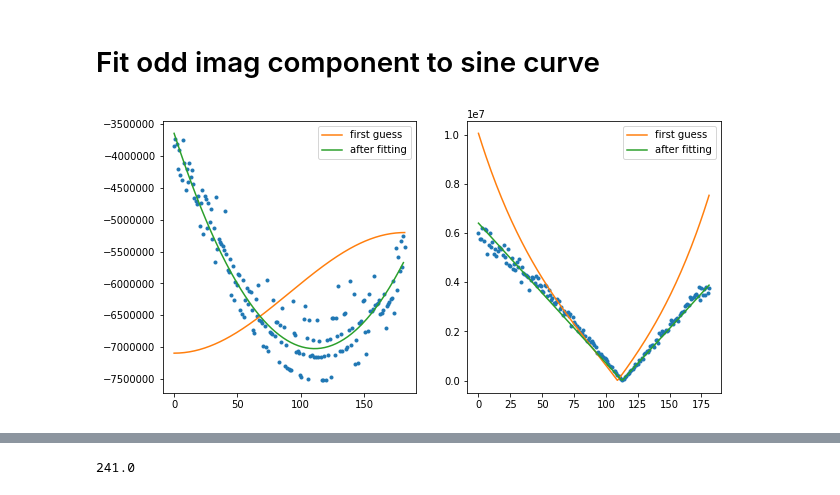
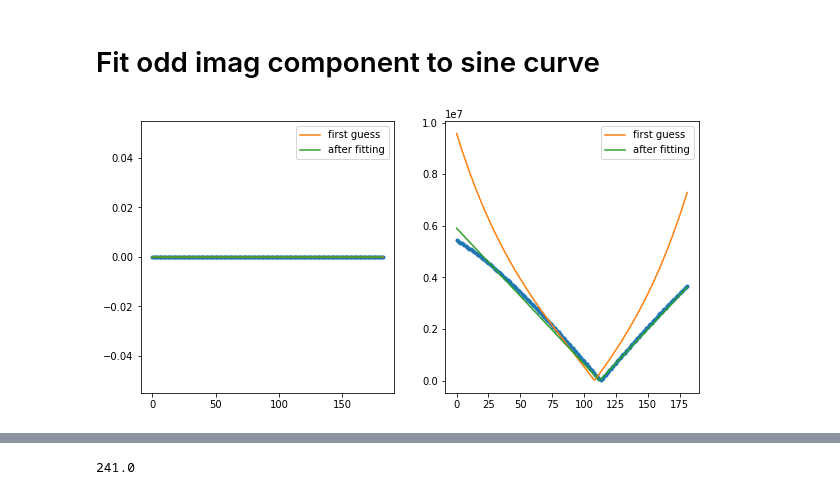
Before and after one commit to everettvacek/rotationCenter, a Jupyter notebook: Detector_shifting.ipynb, the cells around one changed output, grey strips where cells are left out. Cells and saved outputs as stored; diff of their text form; code cells hidden in the pictures.

```diff
--- a/Detector_shifting.ipynb
+++ b/Detector_shifting.ipynb
@@ -17,7 +17,7 @@ offset = 0#int(imshape/10)+300
 posa = int(imshape/2)-int(512/2)+offset
 posb = int(imshape/2)+int(512/2)+offset
 
-exposure = 100
+exposure = .01
 clip = 10000
 #Load Shepp Logan Phantom
 slp = np.asarray(plt.imread('./pictures/Shepp-Logan_Phantom.tif')[:,:], dtype= float)
@@ -178,11 +164,11 @@ uint8 245 0
 # %% [markdown]
 # Fit odd imag component to sine curve
 # %%
-N = len(reals_odd) # number of data points
+N = len(DC_odd) # number of data points
 t = np.linspace(0, N, N)
 #f = None # Optional!! Advised not to use
-data = np.asarray(reals_odd) # create artificial data with noise
-data_linear = np.asarray(imag_odd)
+data = np.asarray(DC_odd) # create artificial data with noise
+data_linear = np.asarray(SYM_odd)
 
 guess_mean = np.mean(data)
 guess_std = np.std(data)
@@ -205,37 +191,37 @@ optimize_func = lambda x: x[0]*np.cosh(x[1]*t+x[2]) + x[3] - data
 est_amp, est_freq, est_phase, est_mean= leastsq(optimize_func, [guess_amp, guess_freq, guess_phase, guess_mean])[0]
 
 # recreate the fitted curve using the optimized parameters
-data_linear = np.asarray(imag_odd)
+data_linear = np.asarray(SYM_odd)
 guess_slope = 10
 guess_intercept = -4
 s = t
 optimize_linear = lambda y: y[0]*np.sinh(y[1]*s + y[2]) - data_linear
 est_amp2, est_freq2, est_phase2 = leastsq(optimize_linear, [guess_amp2, guess_freq2, guess_phase2])[0]
 
 # recreate the fitted curve using the optimized parameters
 
 fine_t = np.arange(0,N,1)
 data_fit=est_amp*np.cosh(est_freq*fine_t+est_phase)+est_mean
 
 data_fit_linear = est_amp2*np.sinh(est_freq2*s+ est_phase2)
 data_first_guess_linear = guess_amp2*np.sinh(guess_freq2*s+ guess_phase2)+ guess_mean2
 
 plt.figure(figsize = (10,5))
 plt.subplot(121)
 plt.plot(t, data, '.')
 plt.plot(t, data_first_guess, label='first guess')
 plt.plot(fine_t, data_fit, label='after fitting')
 plt.legend()
 
 plt.subplot(122)
 plt.plot(np.abs(data_linear), '.')
 plt.plot(np.abs(data_first_guess_linear), label='first guess')
 plt.plot(fine_t, np.abs(data_fit_linear), label='after fitting')
 plt.legend()
 
 plt.show()
 # %% [output]
-[figure, old version]
+[figure, new version]
 # %%
 x_range = np.linspace(0,N, 1)
 fit = est_amp*np.sin(est_freq*x_range+est_phase)+est_mean
```
Also changed, not shown: parts of 7 cells of this notebook.
